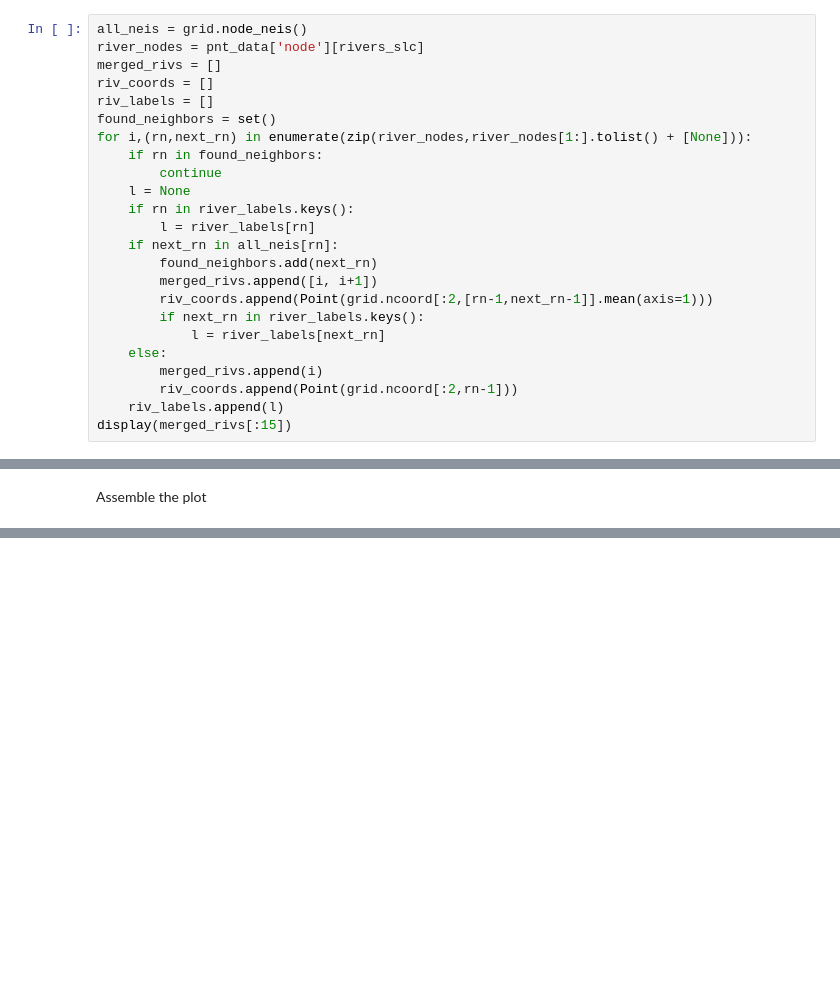
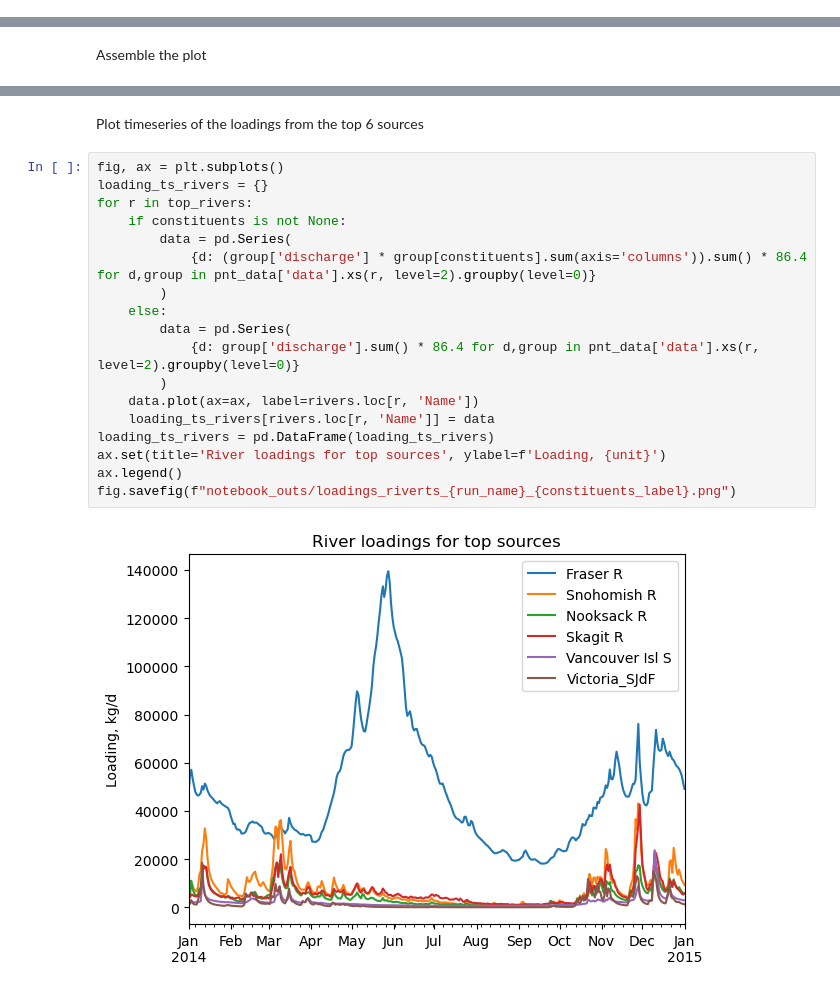
Before and after one commit to bedaro/ssm-analysis, a Jupyter notebook: input_files/PntLoadings.ipynb, the cells around one changed output, grey strips where cells are left out. Drawn from its saved outputs; the diff is of its cells as text; blank space fills up the shorter version.

```diff
--- a/input_files/PntLoadings.ipynb
+++ b/input_files/PntLoadings.ipynb
@@ -55,27 +58,3 @@ pnt_data = Dataset(ssm_pnt_nc)
 Rivers are tricky because some of them have the discharges spread over two adjacent nodes. To handle this, check if the next node is adjacent the current one and, if so, assume it's part of the same river.
 
 During the iteration, match up labels and coordinates. Rivers spread over multiple nodes get coordinates that are the mean location of the two nodes.
-# %%
-all_neis = grid.node_neis()
-river_nodes = pnt_data['node'][rivers_slc]
-merged_rivs = []
-riv_coords = []
-riv_labels = []
-found_neighbors = set()
-for i,(rn,next_rn) in enumerate(zip(river_nodes,river_nodes[1:].tolist() + [None])):
-    if rn in found_neighbors:
-        continue
-    l = None
-    if rn in river_labels.keys():
-        l = river_labels[rn]
-    if next_rn in all_neis[rn]:
-        found_neighbors.add(next_rn)
-        merged_rivs.append([i, i+1])
-        riv_coords.append(Point(grid.ncoord[:2,[rn-1,next_rn-1]].mean(axis=1)))
-        if next_rn in river_labels.keys():
-            l = river_labels[next_rn]
-    else:
-        merged_rivs.append(i)
-        riv_coords.append(Point(grid.ncoord[:2,rn-1]))
-    riv_labels.append(l)
-display(merged_rivs[:15])
@@ -169,0 +160,22 @@ fig.savefig(f"notebook_outs/loadings_{run_name}_{constituents_label}.png")
+# %% [markdown]
+Plot timeseries of the loadings from the top 6 sources
+# %%
+fig, ax = plt.subplots()
+loading_ts_rivers = {}
+for r in top_rivers:
+    if constituents is not None:
+        data = pd.Series(
+            {d: (group['discharge'] * group[constituents].sum(axis='columns')).sum() * 86.4 for d,group in pnt_data['data'].xs(r, level=2).groupby(level=0)}
+        )
+    else:
+        data = pd.Series(
+            {d: group['discharge'].sum() * 86.4 for d,group in pnt_data['data'].xs(r, level=2).groupby(level=0)}
+        )
+    data.plot(ax=ax, label=rivers.loc[r, 'Name'])
+    loading_ts_rivers[rivers.loc[r, 'Name']] = data
+loading_ts_rivers = pd.DataFrame(loading_ts_rivers)
+ax.set(title='River loadings for top sources', ylabel=f'Loading, {unit}')
+ax.legend()
+fig.savefig(f"notebook_outs/loadings_riverts_{run_name}_{constituents_label}.png")
+# %% [output]
+[figure, added]
```
Also changed, not shown: parts of 13 cells of this notebook.
